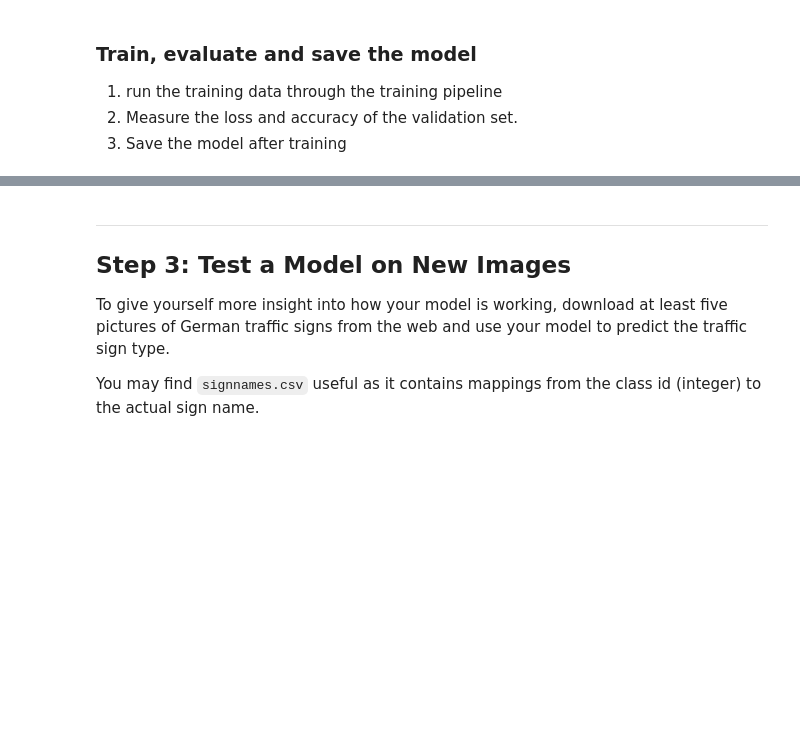
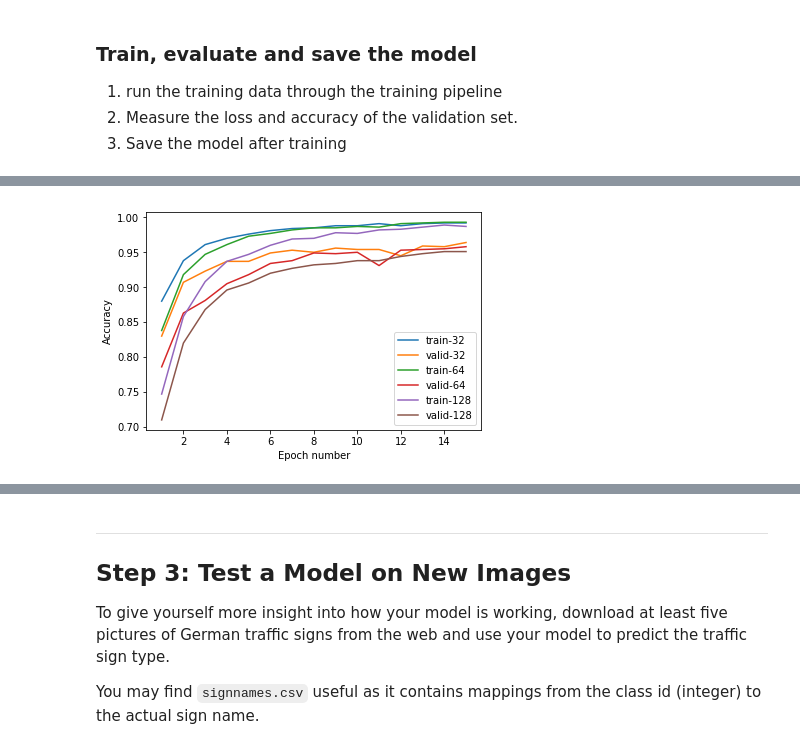
Before and after one commit to dmsehuang/CarND-Traffic-Sign-Classifier, a Jupyter notebook: Traffic_Sign_Classifier.ipynb, the cells around one changed output, grey strips where cells are left out. Saved outputs shown, nothing was run; the diff lists cells and outputs as text; code cells hidden in the pictures; blank space fills up the shorter version.

```diff
--- a/Traffic_Sign_Classifier.ipynb
+++ b/Traffic_Sign_Classifier.ipynb
@@ -456,0 +477,24 @@ Model saved
+# %%
+epoch = range(1, 16)
+
+batch_32_train = [0.880, 0.938, 0.961, 0.970, 0.976, 0.981, 0.984, 0.985, 0.988, 0.988, 0.991, 0.988, 0.991, 0.992, 0.992]
+batch_32_valid = [0.830, 0.907, 0.923, 0.937, 0.937, 0.949, 0.953, 0.950, 0.956, 0.954, 0.954, 0.945, 0.959, 0.958, 0.964]
+
+batch_64_train = [0.838, 0.918, 0.947, 0.961, 0.973, 0.977, 0.982, 0.985, 0.985, 0.987, 0.986, 0.991, 0.992, 0.993, 0.993]
+batch_64_valid = [0.786, 0.863, 0.881, 0.905, 0.918, 0.934, 0.938, 0.949, 0.948, 0.950, 0.931, 0.953, 0.954, 0.955, 0.958]
+
+batch_128_train = [0.747, 0.858, 0.908, 0.937, 0.947, 0.960, 0.969, 0.970, 0.978, 0.977, 0.982, 0.983, 0.986, 0.989, 0.987]
+batch_128_valid = [0.710, 0.820, 0.868, 0.896, 0.906, 0.920, 0.927, 0.932, 0.934, 0.938, 0.938, 0.944, 0.948, 0.951, 0.951]
+
+line1, = plt.plot(epoch, batch_32_train, label="train-32")
+line2, = plt.plot(epoch, batch_32_valid, label="valid-32")
+line3, = plt.plot(epoch, batch_64_train, label="train-64")
+line4, = plt.plot(epoch, batch_64_valid, label="valid-64")
+line5, = plt.plot(epoch, batch_128_train, label="train-128")
+line6, = plt.plot(epoch, batch_128_valid, label="valid-128")
+plt.legend(handles = [line1, line2, line3, line4, line5, line6])
+plt.xlabel('Epoch number')
+plt.ylabel('Accuracy')
+plt.show()
+# %% [output]
+[figure, added]
```
Also changed, not shown: parts of 12 cells of this notebook, 11 other files.
